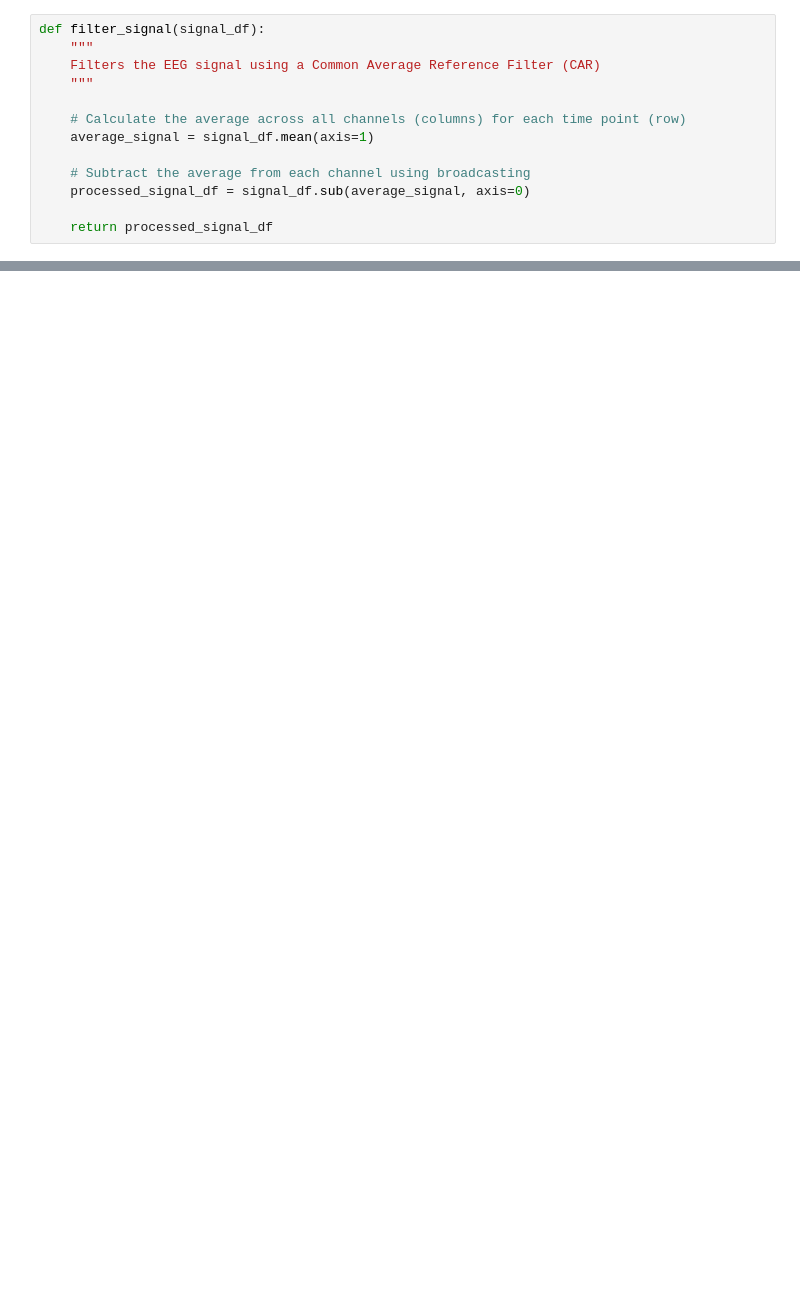
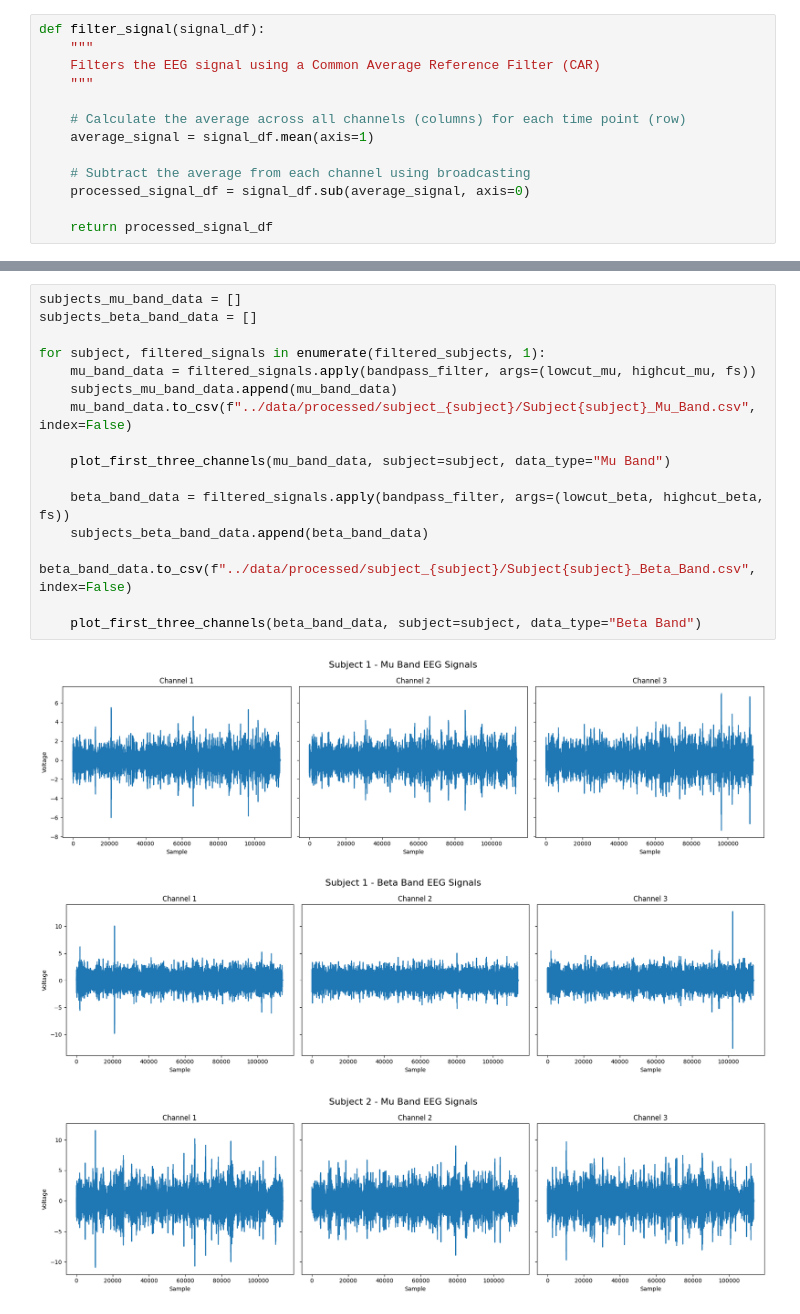
Before and after one commit to ahmed-alllam/Motor-Imagery-Classifier, a Jupyter notebook: src/process_EEG_data.ipynb, the cells around one changed output, grey strips where cells are left out. Drawn from its saved outputs; the diff is of its cells as text; blank space fills up the shorter version.

```diff
--- a/src/process_EEG_data.ipynb
+++ b/src/process_EEG_data.ipynb
@@ -70,0 +86,20 @@ plot_first_three_channels(subject_3_filtered_signals)
+# %%
+subjects_mu_band_data = []
+subjects_beta_band_data = []
+
+for subject, filtered_signals in enumerate(filtered_subjects, 1):
+    mu_band_data = filtered_signals.apply(bandpass_filter, args=(lowcut_mu, highcut_mu, fs))
+    subjects_mu_band_data.append(mu_band_data)
+    mu_band_data.to_csv(f"../data/processed/subject_{subject}/Subject{subject}_Mu_Band.csv", index=False)
+
+    plot_first_three_channels(mu_band_data, subject=subject, data_type="Mu Band")
+
+    beta_band_data = filtered_signals.apply(bandpass_filter, args=(lowcut_beta, highcut_beta, fs))
+    subjects_beta_band_data.append(beta_band_data)
+    beta_band_data.to_csv(f"../data/processed/subject_{subject}/Subject{subject}_Beta_Band.csv", index=False)
+
+    plot_first_three_channels(beta_band_data, subject=subject, data_type="Beta Band")
+# %% [output]
+[figure, added]
+[figure, added]
+[figure, added]
```
Also changed, not shown: parts of 12 cells of this notebook, 12 other files.
